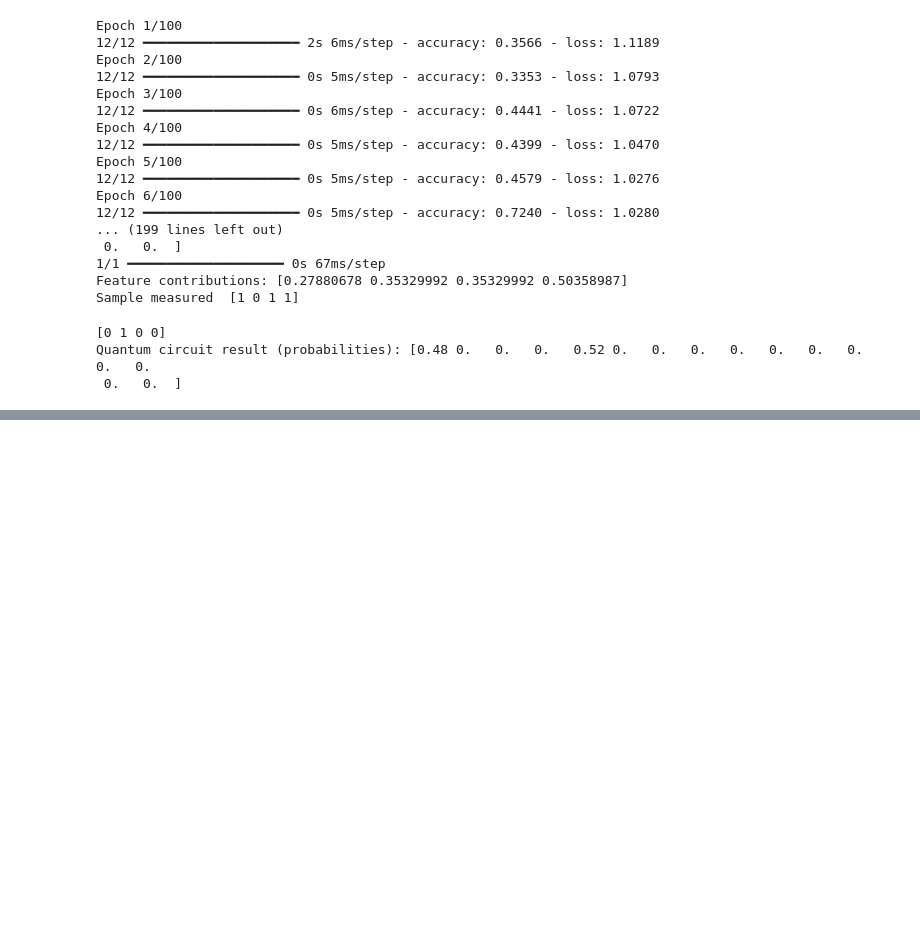
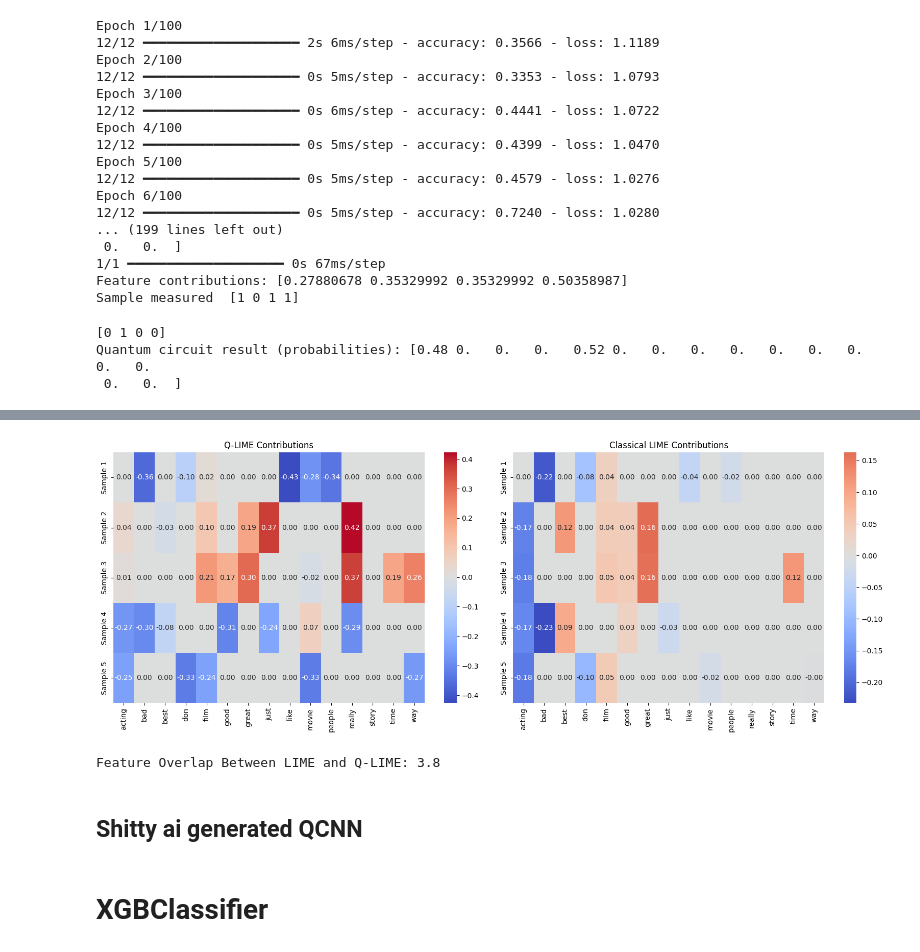
Before and after one commit to miguelmiralda/XAI_of_Quantum_and_Classical_ML_Algorithms, a Jupyter notebook: pennylane_btr/VQE_iris.ipynb, the cells around one changed output, grey strips where cells are left out. Cells and saved outputs as stored; diff of their text form; code cells hidden in the pictures; blank space fills up the shorter version.

Commit message:
I made qlime into a tuple, put absolute values, added pickle

```diff
--- a/pennylane_btr/VQE_iris.ipynb
+++ b/pennylane_btr/VQE_iris.ipynb
@@ -932,0 +1012,67 @@ c:\Users\migue\miniconda\Lib\site-packages\torch\__init__.py
+# %%
+import numpy as np
+import seaborn as sns
+import matplotlib.pyplot as plt
+import pandas as pd
+
+# Define the feature names (vectorizer) from the experiment
+vectorizer = ['acting', 'bad', 'best', 'don', 'film', 'good', 'great',
+              'just', 'like', 'movie', 'people', 'really', 'story', 'time', 'way']
+
+# Q-LIME contributions for each sample (extracted from the provided data)
+contributions_qlime = np.array([
+    # Sample 1: [acting, bad, best, don, film, good, great, just, like, movie, people, really, story, time, way]
+    [0.0,      -0.36452294,  0.0, -0.09921519,  0.01840303, 0.0,  0.0, 0.0, -0.42608716, -0.2789146,  -0.34304979, 0.0, 0.0, 0.0, 0.0],
+    # Sample 2:
+    [0.03660712, 0.0, -0.02971213,  0.0,  0.10051968, 0.00127232, 0.18862868, 0.37101693, 0.0, 0.0, 0.0, 0.42222724, 0.0, 0.0, 0.0],
+    # Sample 3:
+    [0.01134677, 0.0,  0.0,       0.0,  0.21448665, 0.1666414, 0.30334839, 0.0, 0.0, -0.02013076, 0.0, 0.36711733, 0.0, 0.18705312, 0.26082125],
+    # Sample 4:
+    [-0.27081636, -0.2986189, -0.08107251, 0.0,  0.0, -0.31106073, 0.0, -0.23548133, 0.0, 0.06957012, 0.0, -0.29178223, 0.0, 0.0, 0.0],
+    # Sample 5:
+    [-0.24725688, 0.0,  0.0, -0.3280996, -0.24497754, 0.0,  0.0, 0.0, 0.0, -0.3280996, 0.0, 0.0, 0.0, 0.0, -0.26653538]
+])
+
+# Classical LIME explanation only selected a few features.
+# We create a full 15-length vector per sample by placing the provided importances at the appropriate indices.
+# Sample 1: Selected words are: bad, don, like, film, people.
+contributions_lime = np.array([
+    # For vectorizer: ['acting', 'bad', 'best', 'don', 'film', 'good', 'great', 'just', 'like', 'movie', 'people', 'really', 'story', 'time', 'way']
+    [0.0,       -0.21846279,  0.0, -0.08481077,  0.03502272, 0.0,  0.0, 0.0, -0.04282431, 0.0, -0.02049930, 0.0, 0.0, 0.0, 0.0],
+    # Sample 2: Selected words: acting, great, best, film, good.
+    [-0.17340143, 0.0, 0.11742558, 0.0, 0.04395740, 0.04120630, 0.16252398, 0.0, 0.0, 0.0, 0.0, 0.0, 0.0, 0.0, 0.0],
+    # Sample 3: Selected words: acting, great, time, film, good.
+    [-0.17626120, 0.0, 0.0, 0.0, 0.05426050, 0.04463352, 0.15864832, 0.0, 0.0, 0.0, 0.0, 0.0, 0.0, 0.11912745, 0.0],
+    # Sample 4: Selected words: bad, acting, best, good, just.
+    [-0.16637075, -0.23259630, 0.09494794, 0.0, 0.0, 0.03198618, 0.0, -0.02946264, 0.0, 0.0, 0.0, 0.0, 0.0, 0.0, 0.0],
+    # Sample 5: Selected words: acting, don, film, movie, way.
+    [-0.18179313, 0.0, 0.0, -0.10268838, 0.04635679, 0.0, 0.0, 0.0, 0.0, -0.01703457, 0.0, 0.0, 0.0, 0.0, -0.00326475]
+])
+
+# Define sample names
+samples = ["Sample 1", "Sample 2", "Sample 3", "Sample 4", "Sample 5"]
+
+# Convert the arrays into DataFrames for easier plotting with seaborn
+df_qlime = pd.DataFrame(contributions_qlime, index=samples, columns=vectorizer)
+df_lime  = pd.DataFrame(contributions_lime,  index=samples, columns=vectorizer)
+
+# Plot heatmaps for Q-LIME and classical LIME contributions side-by-side
+fig, axes = plt.subplots(1, 2, figsize=(16, 6))
+
+sns.heatmap(df_qlime, cmap="coolwarm", center=0, annot=True, fmt=".2f", ax=axes[0])
+axes[0].set_title("Q-LIME Contributions")
+
+sns.heatmap(df_lime, cmap="coolwarm", center=0, annot=True, fmt=".2f", ax=axes[1])
+axes[1].set_title("Classical LIME Contributions")
+
+plt.tight_layout()
+plt.show()
+
+# Print the overlap score from the experiment
+overlap_avg = 3.8
+print(f"Feature Overlap Between LIME and Q-LIME: {overlap_avg}")
+# %% [output]
+[figure, added]
+Feature Overlap Between LIME and Q-LIME: 3.8
+# %% [markdown]
+## Shitty ai generated QCNN
@@ -932,0 +1224,3 @@ c:\Users\migue\miniconda\Lib\site-packages\torch\__init__.py
+# %% [markdown]
+
+# XGBClassifier
```
Also changed, not shown: parts of 12 cells of this notebook, 3 other files.
